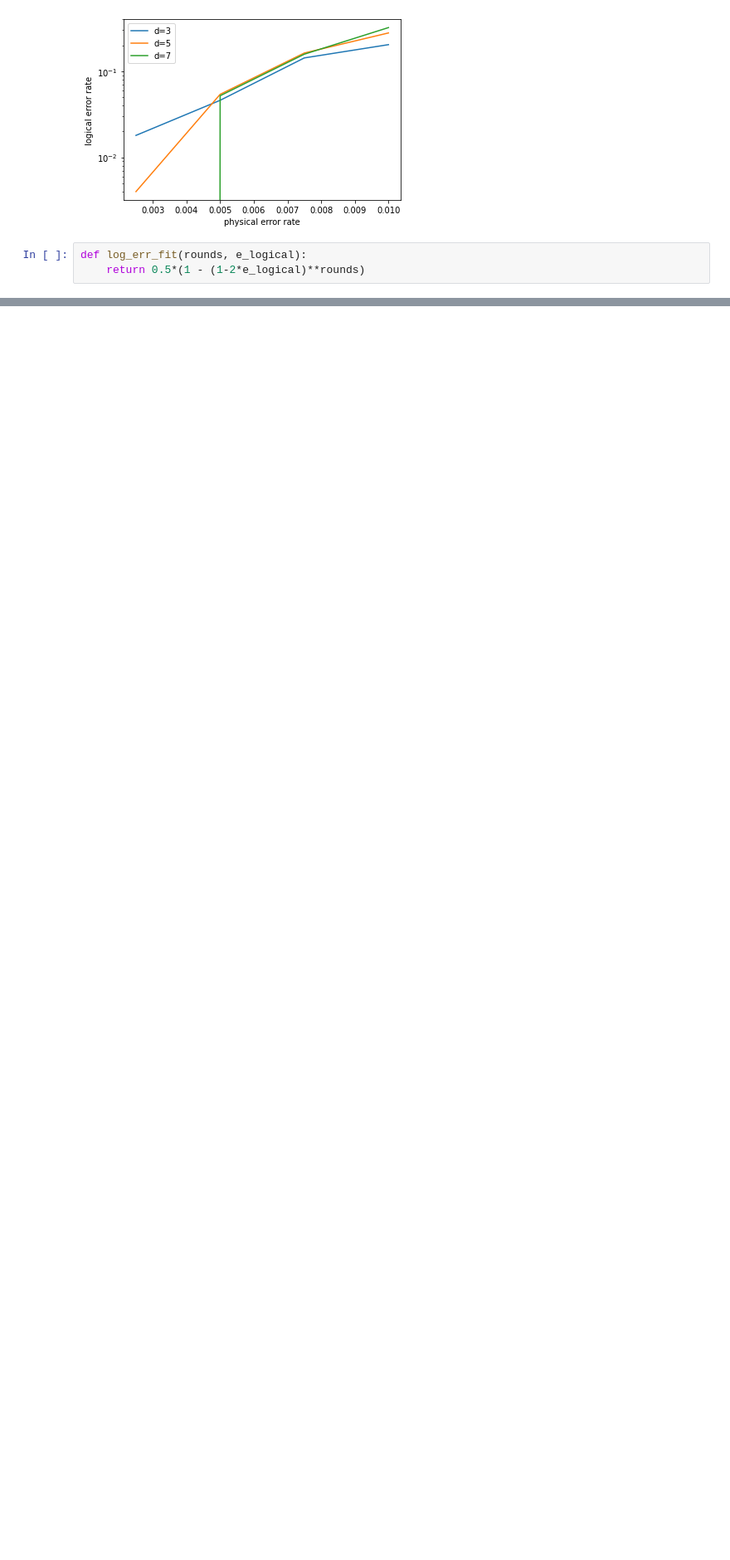
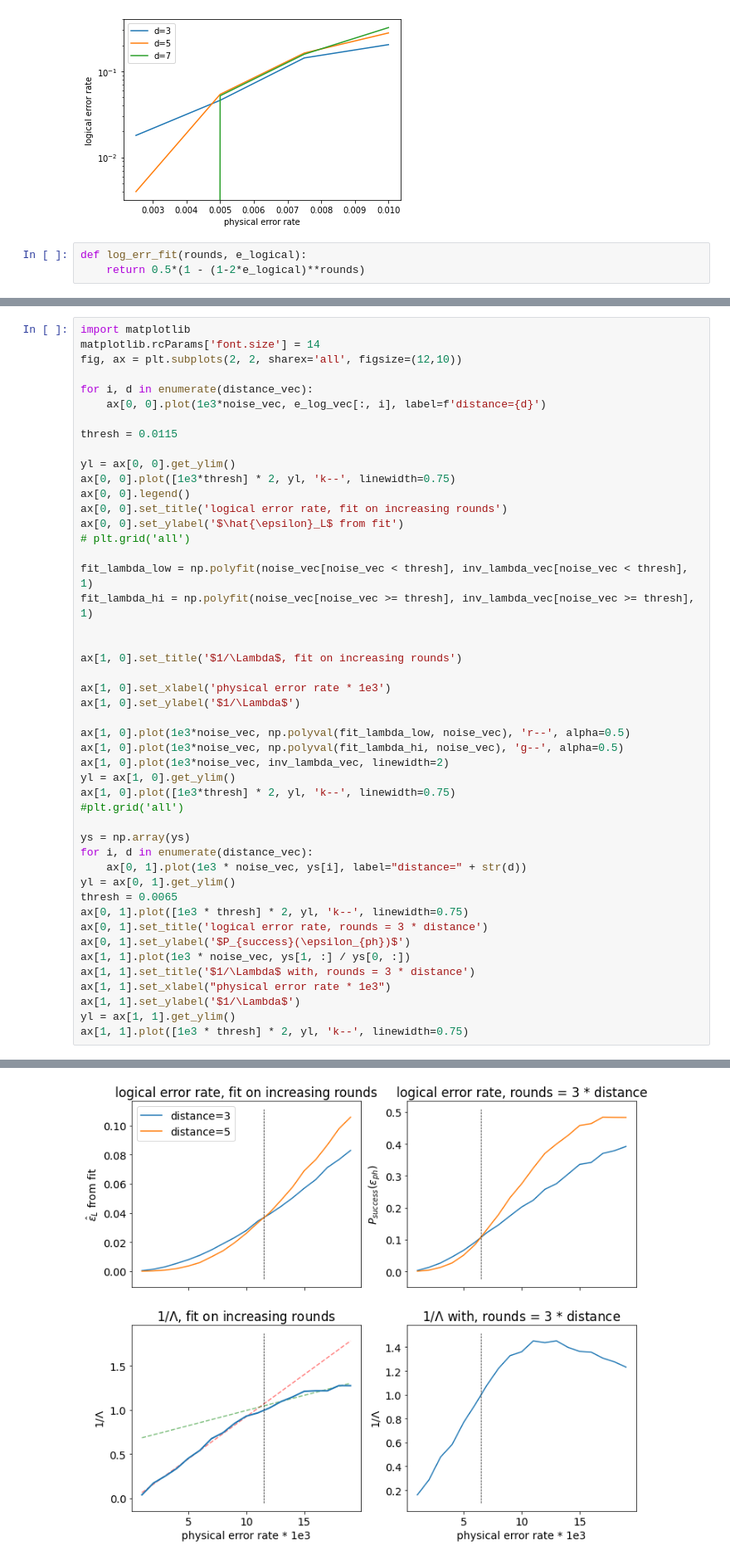
Before and after one commit to liorella/research, a Jupyter notebook: phys/threshold_modeling_stim.ipynb, the cells around one changed output, grey strips where cells are left out. Shown at 83% size. Cells and saved outputs as stored; diff of their text form; blank space fills up the shorter version.

```diff
--- a/phys/threshold_modeling_stim.ipynb
+++ b/phys/threshold_modeling_stim.ipynb
@@ -527,0 +452,48 @@ plt.show()
+# %%
+import matplotlib
+matplotlib.rcParams['font.size'] = 14
+fig, ax = plt.subplots(2, 2, sharex='all', figsize=(12,10))
+
+for i, d in enumerate(distance_vec):
+    ax[0, 0].plot(1e3*noise_vec, e_log_vec[:, i], label=f'distance={d}')
+
+thresh = 0.0115
+
+yl = ax[0, 0].get_ylim()
+ax[0, 0].plot([1e3*thresh] * 2, yl, 'k--', linewidth=0.75)
+ax[0, 0].legend()
+ax[0, 0].set_title('logical error rate, fit on increasing rounds')
+ax[0, 0].set_ylabel('$\hat{\epsilon}_L$ from fit')
+# plt.grid('all')
+
+fit_lambda_low = np.polyfit(noise_vec[noise_vec < thresh], inv_lambda_vec[noise_vec < thresh], 1)
+fit_lambda_hi = np.polyfit(noise_vec[noise_vec >= thresh], inv_lambda_vec[noise_vec >= thresh], 1)
+
+
+ax[1, 0].set_title('$1/\Lambda$, fit on increasing rounds')
+
+ax[1, 0].set_xlabel('physical error rate * 1e3')
+ax[1, 0].set_ylabel('$1/\Lambda$')
+
+ax[1, 0].plot(1e3*noise_vec, np.polyval(fit_lambda_low, noise_vec), 'r--', alpha=0.5)
+ax[1, 0].plot(1e3*noise_vec, np.polyval(fit_lambda_hi, noise_vec), 'g--', alpha=0.5)
+ax[1, 0].plot(1e3*noise_vec, inv_lambda_vec, linewidth=2)
+yl = ax[1, 0].get_ylim()
+ax[1, 0].plot([1e3*thresh] * 2, yl, 'k--', linewidth=0.75)
+#plt.grid('all')
+
+ys = np.array(ys)
+for i, d in enumerate(distance_vec):
+    ax[0, 1].plot(1e3 * noise_vec, ys[i], label="distance=" + str(d))
+yl = ax[0, 1].get_ylim()
+thresh = 0.0065
+ax[0, 1].plot([1e3 * thresh] * 2, yl, 'k--', linewidth=0.75)
+ax[0, 1].set_title('logical error rate, rounds = 3 * distance')
+ax[0, 1].set_ylabel('$P_{success}(\epsilon_{ph})$')
+ax[1, 1].plot(1e3 * noise_vec, ys[1, :] / ys[0, :])
+ax[1, 1].set_title('$1/\Lambda$ with, rounds = 3 * distance')
+ax[1, 1].set_xlabel("physical error rate * 1e3")
+ax[1, 1].set_ylabel('$1/\Lambda$')
+yl = ax[1, 1].get_ylim()
+ax[1, 1].plot([1e3 * thresh] * 2, yl, 'k--', linewidth=0.75)
+# %% [output]
@@ -527,0 +501 @@ plt.show()
+[figure, added]
```
Also changed, not shown: parts of 10 cells of this notebook.
